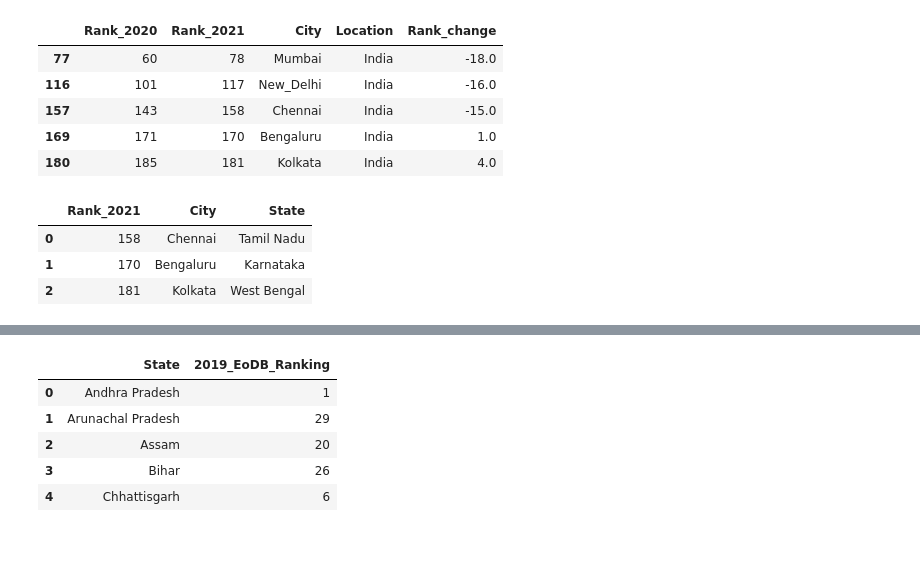
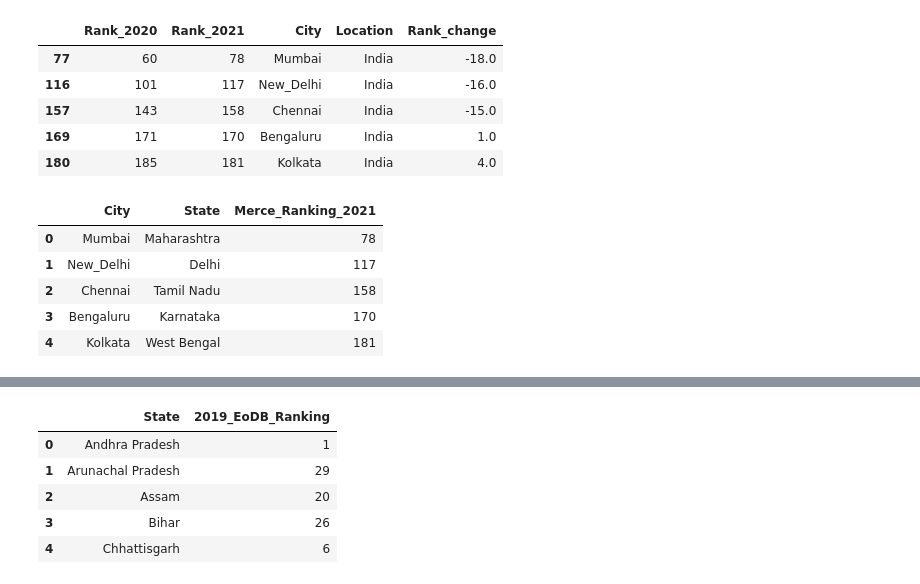
Before and after one commit to Pratyushnayak/Cuisine, a Jupyter notebook: Project.ipynb, the cells around one changed output, grey strips where cells are left out. Drawn from its saved outputs; the diff is of its cells as text; code cells hidden in the pictures; blank space fills up the shorter version.

```diff
--- a/Project.ipynb
+++ b/Project.ipynb
@@ -32,13 +68,19 @@ df
 | 169 | 171 | 170 | Bengaluru | India | 1.0 |
 | 180 | 185 | 181 | Kolkata | India | 4.0 |
 # %%
-df=df.tail(3).reset_index()
+# Preprocessing the data
+df=df.reset_index()
 df.drop(columns=['Rank_2020','index','Rank_change','Location'],inplace=True)
-df['State']=['Tamil Nadu','Karnataka','West Bengal']
-df.rename(columns={'Rank_2021':'Mercer_CoL_Rank_2021'})
+states={'Mumbai':'Maharashtra','New_Delhi':'Delhi','Chennai':'Tamil Nadu','Bengaluru':'Karnataka','Kolkata':'West Bengal'}
+df['State']=states.values()
+#df['State']=['Tamil Nadu','Karnataka','West Bengal']
+df['Merce_Ranking_2021']=df['Rank_2021']
+df.drop(columns=['Rank_2021'],inplace=True)
 df
 # %% [output]
-|  | Rank_2021 | City | State |
-| 0 | 158 | Chennai | Tamil Nadu |
-| 1 | 170 | Bengaluru | Karnataka |
-| 2 | 181 | Kolkata | West Bengal |
+|  | City | State | Merce_Ranking_2021 |
+| 0 | Mumbai | Maharashtra | 78 |
+| 1 | New_Delhi | Delhi | 117 |
+| 2 | Chennai | Tamil Nadu | 158 |
+| 3 | Bengaluru | Karnataka | 170 |
+| 4 | Kolkata | West Bengal | 181 |
```
Also changed, not shown: parts of 72 cells of this notebook.
